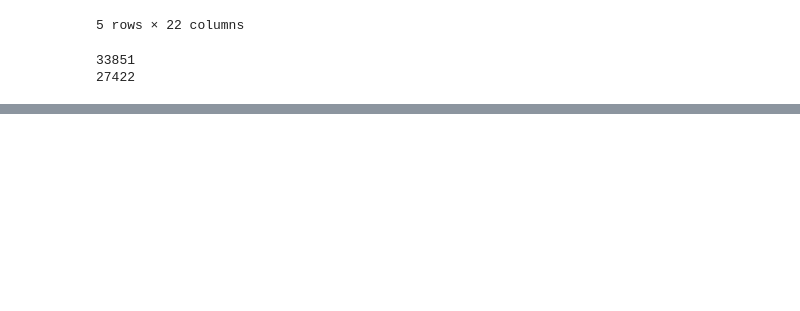
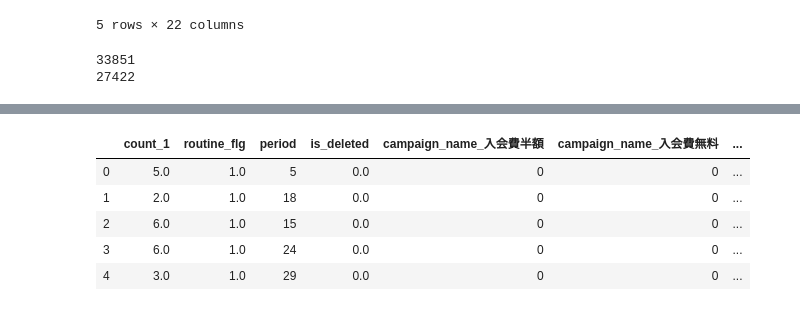
Before and after one commit to katuhito/workspace003, a Jupyter notebook: knock005.ipynb, the cells around one changed output, grey strips where cells are left out. Cells and saved outputs as stored; diff of their text form; code cells hidden in the pictures; blank space fills up the shorter version.

```diff
--- a/knock005.ipynb
+++ b/knock005.ipynb
@@ -214,0 +245,15 @@ dtype: int64
+# %%
+#pandasは、get_dummiesを使用すると一括でダミー変数化が可能である。文字列データを列に格納すると、簡単にダミー変数化ができる。
+#ダミー変数：例えば男性と女性を表現するうえで、0が男性で1が女性であるとき、女性(gender_F)に1が格納されていれば女性で、0であれば男性であると理解できるので、ここでわざわざ男性列(gender_M)を表現する必要はない。会員区分なども同じである。
+#ここで、campaign_name_通常,campaign_name_ナイト,gender_M列を削除する。
+del predict_data["campaign_name_通常"]
+del predict_data["class_name_ナイト"]
+del predict_data["gender_M"]
+predict_data.head()
+# %% [output]
+|  | count_1 | routine_flg | period | is_deleted | campaign_name_入会費半額 | campaign_name_入会費無料 | ... |
+| 0 | 5.0 | 1.0 | 5 | 0.0 | 0 | 0 | ... |
+| 1 | 2.0 | 1.0 | 18 | 0.0 | 0 | 0 | ... |
+| 2 | 6.0 | 1.0 | 15 | 0.0 | 0 | 0 | ... |
+| 3 | 6.0 | 1.0 | 24 | 0.0 | 0 | 0 | ... |
+| 4 | 3.0 | 1.0 | 29 | 0.0 | 0 | 0 | ... |
```
Also changed, not shown: parts of 14 cells of this notebook, 1 other file.
